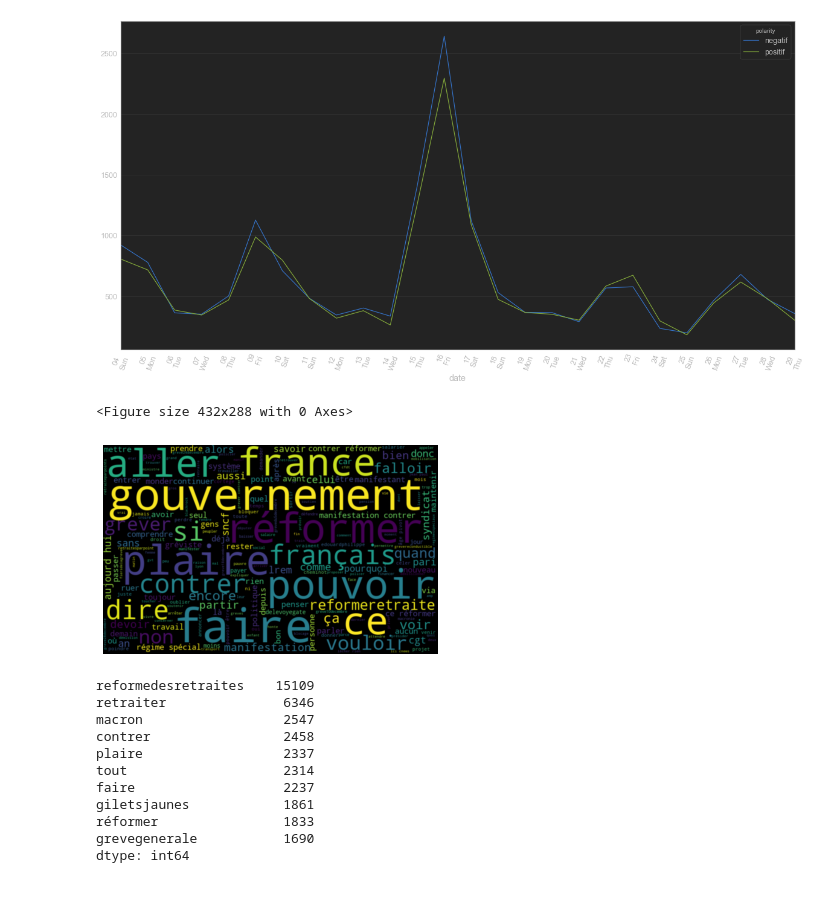
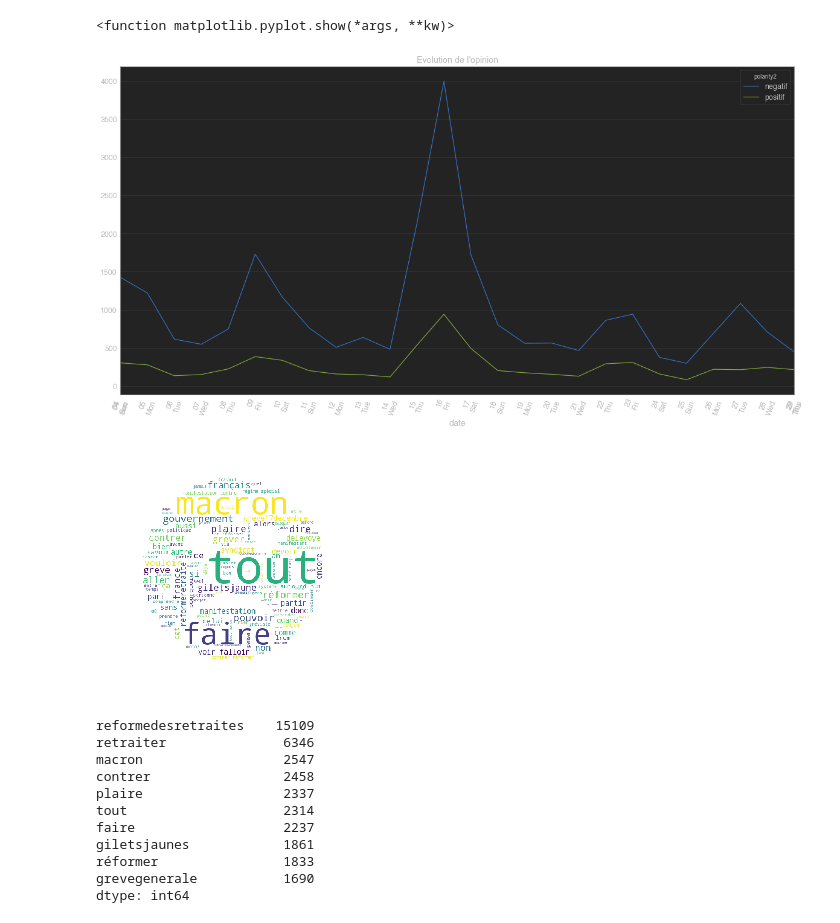
Before and after one commit to alinedebenath/ironhack-datalabs-dataparis0619-pt, a Jupyter notebook: final-project/final-project-NLP_step2.ipynb, the cells around one changed output. Saved outputs shown, nothing was run; the diff lists cells and outputs as text; code cells hidden in the pictures; blank space fills up the shorter version.

```diff
--- a/final-project/final-project-NLP_step2.ipynb
+++ b/final-project/final-project-NLP_step2.ipynb
@@ -22,0 +105,16 @@ greve_twitter.shape
+# %%
+count_vectorizer = CountVectorizer(analyzer='word')
+cv = count_vectorizer.fit(greve_twitter_train['tweet_processed2'])
+pickle.dump(cv, open("cv1.pkl", "wb"))
+cv_ = count_vectorizer.fit_transform(greve_twitter_train['tweet_processed2'])
+cv1 = pickle.load(open("cv1.pkl", 'rb'))
+cv1_new = CountVectorizer(vocabulary = cv1.vocabulary_)
+# %%
+X_train_logreg,X_test_logreg,y_train_logreg,y_test_logreg = train_test_split(cv_,
+                                                greve_twitter_train['polarity'] , test_size=.2,
+                                                 random_state=42)
+# %%
+logreg = LogisticRegression(C=1,penalty="l2")
+logreg.fit(X_train_logreg,y_train_logreg)
+prediction_logreg = logreg.predict(X_test_logreg)
+print(classification_report(prediction_logreg,y_test_logreg))
@@ -22,0 +130,4 @@ greve_twitter.shape
+# %%
+greve_twitter=pd.read_csv('greve_twitter_final.csv', index_col=[0])
+X_cv2 = cv1_new.transform(greve_twitter['tweet_processed2'])
+greve_twitter['polarity2']=logreg.predict(X_cv2)
@@ -41,16 +192,15 @@ greve_twitter['date']= pd.to_datetime(greve_twitter['date'])
 # %%
-#évolution dans le temps de l'opinion
-import matplotlib.pylab as plt
-import matplotlib.dates as mdates
-data = greve_twitter.groupby(["date","polarity"]).size()
-ax = data.unstack().plot(figsize=(20,10),rot=70)
+data = greve_twitter.groupby(["date","polarity2"]).size()
+ax= data.unstack().plot(figsize=(20,10),rot=70)
 ax.xaxis.set_major_formatter(mdates.DateFormatter('%d\n%a'))
 ax.xaxis.set_minor_formatter(mdates.DateFormatter('%d\n%a'))
-plt.show()
-plt.savefig('greve_temps.png')
+plt.title("Evolution de l'opinion")
+plt.show
+#début grève 5/12, PM 'transitions progressives', manif 10/12,démission Delevoye 16/12,
+# manif 17/12 (3x plus de manif que le 10), 27/12 cap de la plus longue grève contre retraites (1995)
 # %% [output]
+<function matplotlib.pyplot.show(*args, **kw)>
-[figure, old version]
+[figure, new version]
-<Figure size 432x288 with 0 Axes>
 # %%
 #séparation des dataframes en positif et negatif
 greve_negatif = greve_twitter[greve_twitter.polarity=='negatif']
@@ -58,12 +208,18 @@ greve_positif = greve_twitter[greve_twitter.polarity=='positif']
 # %%
 #df négatifs + wordcloud
 text_negatif = ' '.join([x for x in greve_negatif.tweet_processed2])
-wordcloud = WordCloud(width=800, height=500, random_state=21,max_font_size=110,stopwords=stopwords).generate(text_negatif)
-plt.imshow(wordcloud, interpolation="bilinear")
-plt.axis('off')
-plt.savefig('greve_neg_mots.png')
+sad_mask = np.array(Image.open("./sad.png"))
+all_text= ' '.join([x for x in greve_twitter.tweet_processed2])
+wordcloud = WordCloud(background_color='white',random_state=21,
+                      max_font_size=110, width=1800,
+                      height=1400,
+                      stopwords=stopwords,mask=sad_mask).generate(text_negatif)
+plt.imshow(wordcloud)
+plt.axis("off")
+plt.savefig('./sad_wordcloud.png', dpi=1200)
+plt.show()
 # %% [output]
-[figure, old version]
+[figure, new version]
 # %%
 neg_word=greve_negatif.tweet_processed2.str.split(expand=True).stack().value_counts()
 neg_word.head(10)
```
Also changed, not shown: parts of 31 cells of this notebook, 25 other files.
